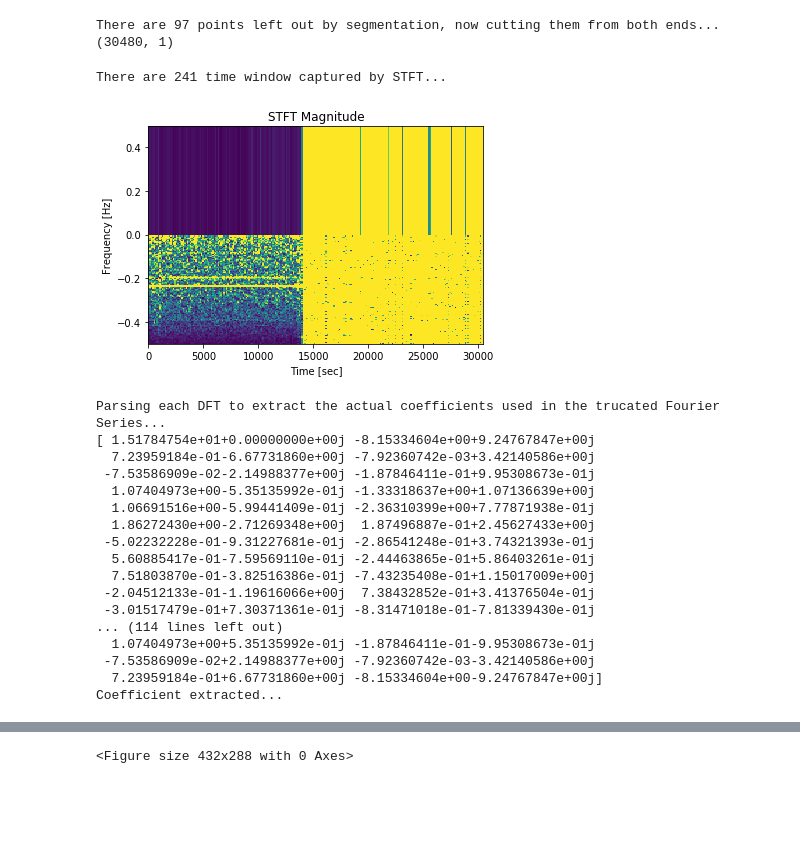
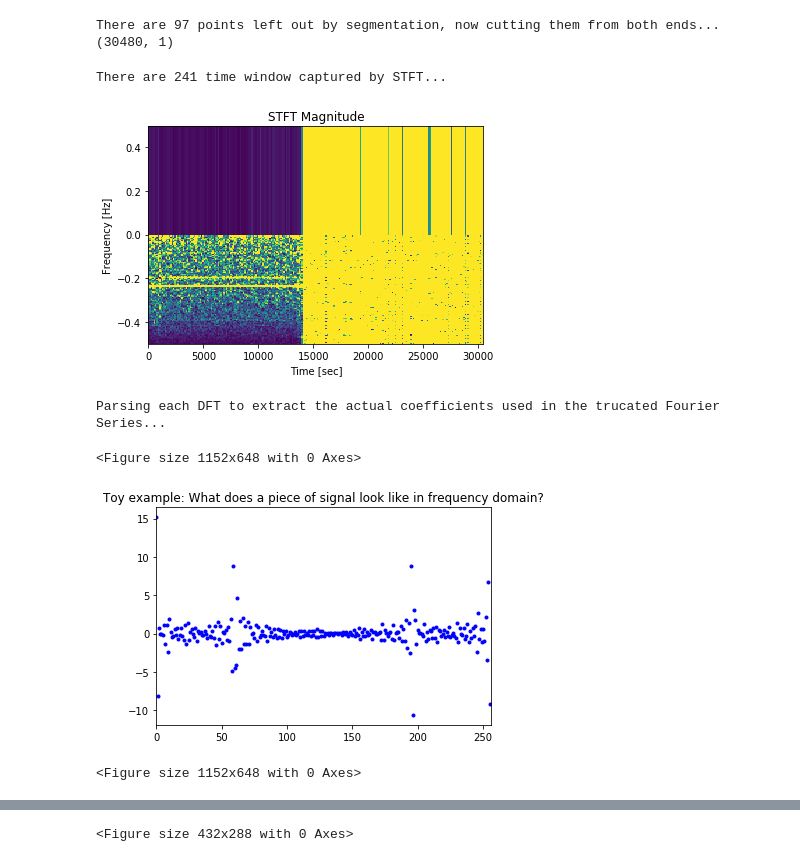
Before and after one commit to lytzV/BrainGames, a Jupyter notebook: BrainGame PCA+STFT.ipynb, the cells around one changed output, grey strips where cells are left out. Saved outputs shown, nothing was run; the diff lists cells and outputs as text; code cells hidden in the pictures; blank space fills up the shorter version.

```diff
--- a/BrainGame PCA+STFT.ipynb
+++ b/BrainGame PCA+STFT.ipynb
@@ -53,51 +60,44 @@ There are 97 points left out by segmentation, now cutting them from both ends...
 f,t,Zxx = scipy.signal.stft(prunedData[:,0], nperseg=data_per_window, return_onesided=False, padded=False, nfft=256)
 assert (Zxx.shape[1] == 2*window_num + 1)
 #print(Zxx.shape)
 print("There are", Zxx.shape[1],"time window captured by STFT...")
 amp = 2 * np.sqrt(2)
 plt.pcolormesh(t, f, np.abs(Zxx), vmin=0, vmax=amp)
 plt.title('STFT Magnitude')
 plt.ylabel('Frequency [Hz]')
 plt.xlabel('Time [sec]')
 plt.show()
 
 
 Zxx = Zxx.T #Zxx = new data matrix --> time windows are our new data points and frequency are the features
 #We sacrificed segements of data to expand feature size from 1 to 256
 #print(Zxx.shape)
 
 print("Parsing each DFT to extract the actual coefficients used in the trucated Fourier Series...")
-print(Zxx[0])
+#print(Zxx[0])
 for i in range(0,Zxx.shape[0]):
     chnl = Zxx[i]
     chnl[0] = chnl[0].real
     chnl[1:128] = 1*chnl[1:128].real
     chnl[128] = chnl[128]
     chnl[129:] = (1)*chnl[129:].imag
 assert ((Zxx.real == Zxx).all())
-print("Coefficient extracted...")
+#print("Coefficient extracted...")
 Zxx = Zxx.real #The imaginary compoenent is 0 by now, we are just getting rid of the j for PCA
 #Since PCA from sklearn doesn't handle complex data, let us simply use the weight of thecosine part of the frequency space
+
+
+plt.plot(Zxx[0],'b.')
+plt.title('Toy example: What does a piece of signal look like in frequency domain?')
+plt.xlim((0,len(Zxx[0])))
+plt.figure(figsize = (16,9))
 # %% [output]
 There are 241 time window captured by STFT...
 [figure]
 Parsing each DFT to extract the actual coefficients used in the trucated Fourier Series...
-[ 1.51784754e+01+0.00000000e+00j -8.15334604e+00+9.24767847e+00j
-  7.23959184e-01-6.67731860e+00j -7.92360742e-03+3.42140586e+00j
- -7.53586909e-02-2.14988377e+00j -1.87846411e-01+9.95308673e-01j
-  1.07404973e+00-5.35135992e-01j -1.33318637e+00+1.07136639e+00j
-  1.06691516e+00-5.99441409e-01j -2.36310399e+00+7.77871938e-01j
-  1.86272430e+00-2.71269348e+00j  1.87496887e-01+2.45627433e+00j
- -5.02232228e-01-9.31227681e-01j -2.86541248e-01+3.74321393e-01j
-  5.60885417e-01-7.59569110e-01j -2.44463865e-01+5.86403261e-01j
-  7.51803870e-01-3.82516386e-01j -7.43235408e-01+1.15017009e+00j
- -2.04512133e-01-1.19616066e+00j  7.38432852e-01+3.41376504e-01j
- -3.01517479e-01+7.30371361e-01j -8.31471018e-01-7.81339430e-01j
-... (114 lines left out)
-  1.07404973e+00+5.35135992e-01j -1.87846411e-01-9.95308673e-01j
- -7.53586909e-02+2.14988377e+00j -7.92360742e-03-3.42140586e+00j
-  7.23959184e-01+6.67731860e+00j -8.15334604e+00-9.24767847e+00j]
-Coefficient extracted...
+<Figure size 1152x648 with 0 Axes>
+[figure, added]
+<Figure size 1152x648 with 0 Axes>
 # %%
 """segmentedData = [prunedData[i:i+data_per_window,:] for i in range(0, prunedData.shape[0] ,data_per_window)]
 segmentedData = np.array(segmentedData)
```
Also changed, not shown: parts of 2 cells of this notebook, 7 other files.
